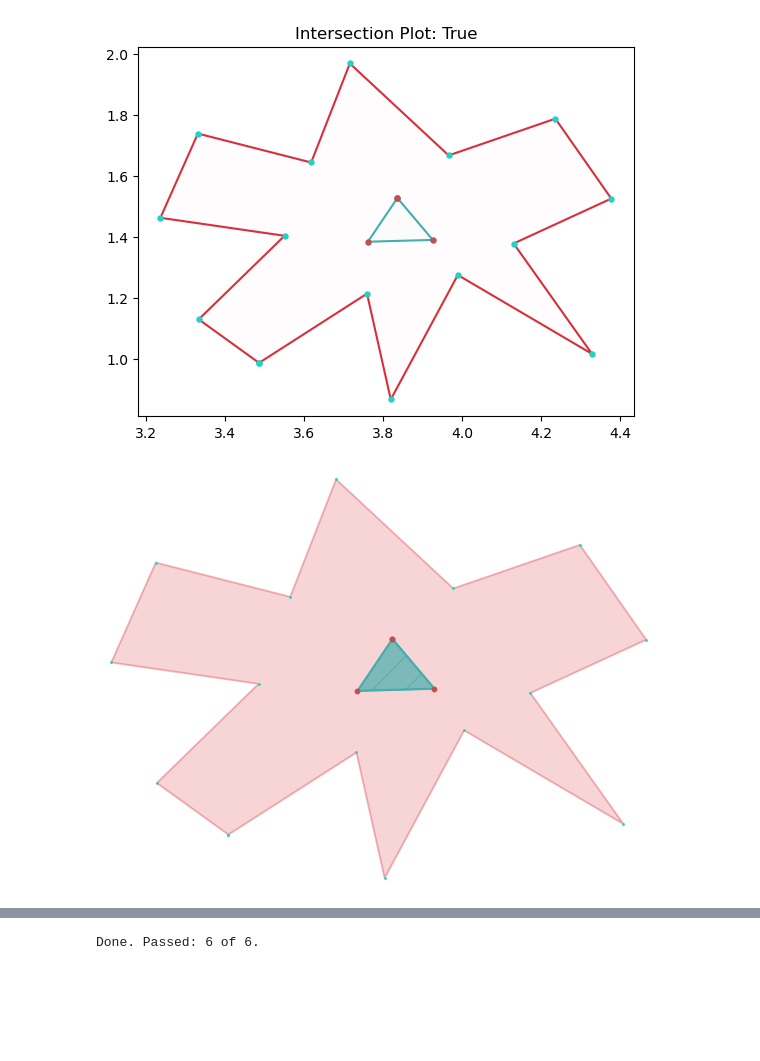
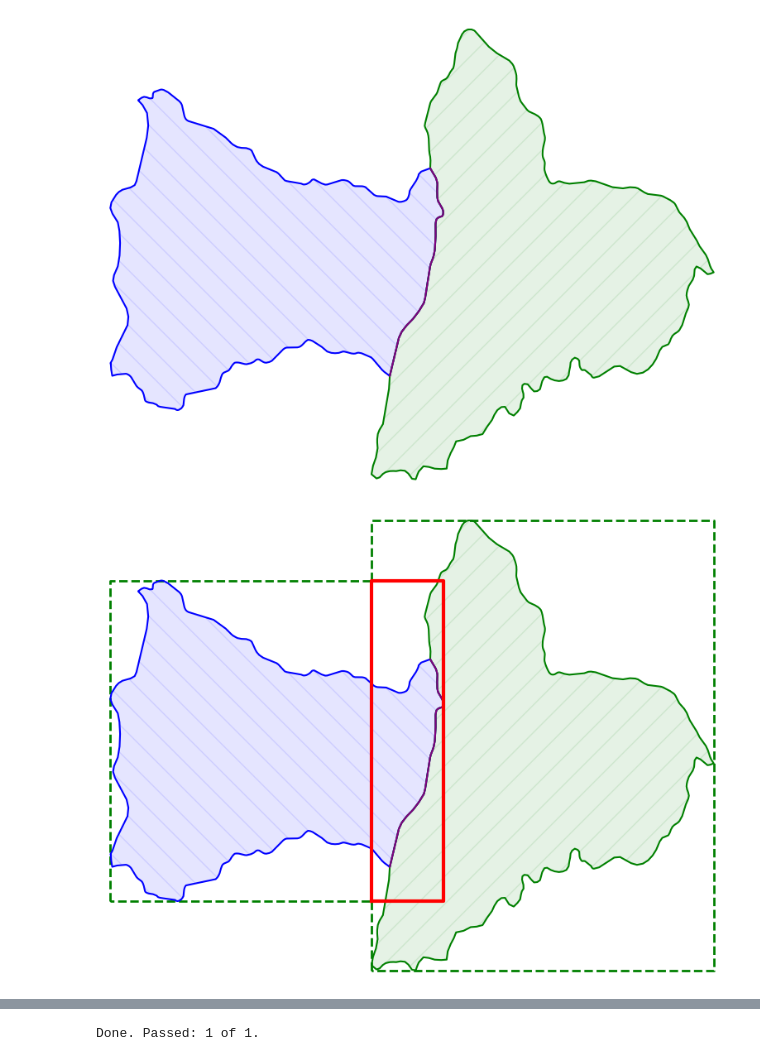
Before and after one commit to SimonErlandsson/Operable-Maps-Compression, a Jupyter notebook: Intersection_Validation.ipynb, the cells around one changed output, grey strips where cells are left out. Cells and saved outputs as stored; diff of their text form; code cells hidden in the pictures; blank space fills up the shorter version.

Commit message:
Plotting

```diff
--- a/Intersection_Validation.ipynb
+++ b/Intersection_Validation.ipynb
@@ -49,7 +49,10 @@ total = 0
 passed = 0
 
 def evaluate_dataset(data, plot, total, passed, delta_size=None):
-    for g1, g2 in data:
+    for i, d in enumerate(data):
+        if i != 12:
+            continue
+        g1, g2 = d
         # if delta_size != None:
         #     set_max_num_delta(delta_size)
         #is_intersecting, intersect_points = binary_intersection(g1, g2)
@@ -112,34 +115,34 @@ def evaluate_dataset(data, plot, total, passed, delta_size=None):
         #         plot_coordinates(intersection)
         #         plt.show()
 
         else:
 
             print("Above FAILED!")
             print('Expected shape:', exp_shape)
             print('Returned shape:', intersection)
             create_canvas()
             plot_geometry(g1,alpha=0.2, fill_alpha=0.2, solid=False)
             plot_geometry(g2,alpha=0.2, fill_alpha=0.2, solid=False)
             #plot_geometry(exp_shape, solid=False)
             plot_geometry(intersection, fill_alpha=1.0)
             plot_coordinates(intersection)
             plt.show()
         if total % 100 == 0:
             print(f"Passed {passed} of {total}. Total in set: {len(data)}")
     return total, passed
 
 #total, passed = evaluate_dataset(manual_data, False, total, passed, "Manual") # Second param: PLOT?
 
-total, passed = evaluate_dataset(special_cases, True, total, passed, "Special Case")
-# total, passed = evaluate_dataset(world_data, False, total, passed, "World")
+#total, passed = evaluate_dataset(special_cases, True, total, passed, "Special Case")
+total, passed = evaluate_dataset(world_data, True, total, passed, "World")
 # total, passed = evaluate_dataset(lund_data, False, total, passed, "Lund")
 #total, passed = evaluate_dataset(waterways_data, False, total, passed, "Waterways")
 #total, passed = evaluate_dataset(sweden_data, False, total, passed, "Sweden")
 #total, passed = evaluate_dataset(new_york_data, False, total, passed, "NewYork")
 
 
 print(f'Done. Passed: {passed} of {total}.')
 #POLYGON ((6.5 6.5, 8 5, 4 4, 6.5 6.5))
 # %% [output]
-[figure, old version]
+[figure, new version]
-[figure, old version]
+[figure, new version]
@@ -152 +154 @@ print(f'Done. Passed: {passed} of {total}.')
-Done. Passed: 6 of 6.
+Done. Passed: 1 of 1.
```
Also changed, not shown: parts of 1 cell of this notebook, 4 other files.
